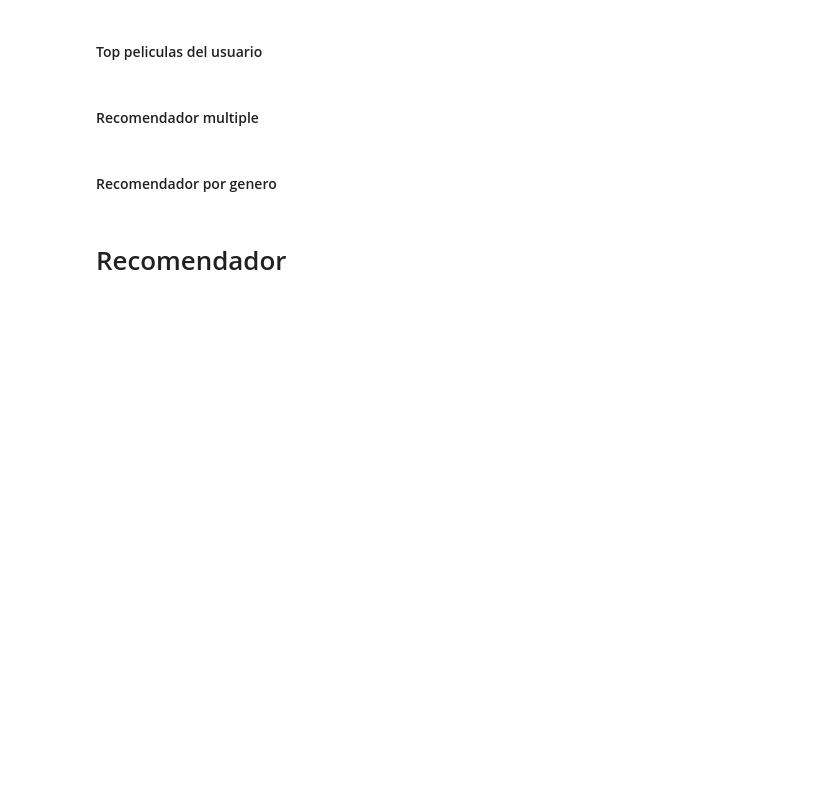
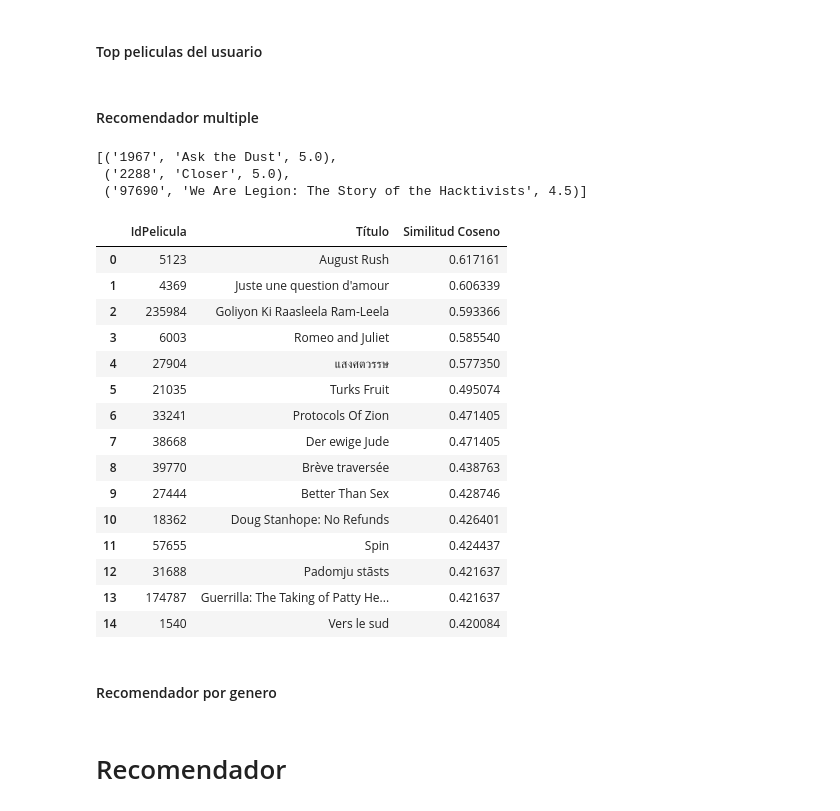
Before and after one commit to juankquintana/proyecto_recomendacion_peliculas, a Jupyter notebook: funcionesRecomendadoras.ipynb, the cells around one changed output. Cells and saved outputs as stored; diff of their text form; code cells hidden in the pictures; blank space fills up the shorter version.

Commit message:
Correccion recomendadores NLP

```diff
--- a/funcionesRecomendadoras.ipynb
+++ b/funcionesRecomendadoras.ipynb
@@ -234,12 +253,16 @@ def recomendador_multiple(movies_list, cosine_sim=cosine_sim_sparseCOUNT, num_re
         # Verificar que los índices obtenidos están dentro del rango del DataFrame
         valid_indices = [idx for idx in movie_indices if idx in df.index]
 
+        valid_id = [df['id'].iloc[idx] for idx in valid_indices]
+
         # Crear un DataFrame para mostrar los resultados
         result_df = pd.DataFrame({
-            'Índice': valid_indices,
+            'IdPelicula': valid_id,
             'Título': df['original_title'].iloc[valid_indices].values,
             'Similitud Coseno': [sim_scores_values[movie_indices.index(idx)] for idx in valid_indices]
         })
+
+
 
         # Añadir el DataFrame de recomendaciones a la lista
         all_recommendations.append(result_df)
@@ -247,12 +270,42 @@ def recomendador_multiple(movies_list, cosine_sim=cosine_sim_sparseCOUNT, num_re
     # Concatenar todos los DataFrames en uno solo
     final_recommendations = pd.concat(all_recommendations, ignore_index=True)
 
+    final_recommendations.sort_values(by='Similitud Coseno', ascending=False, inplace=True)
+
+    final_recommendations.reset_index(drop=True,inplace=True)
+
     # Imprimir las películas recomendadas
     #print('\nPelículas recomendadas:')
     #print(final_recommendations)
 
     # Retornar el DataFrame con los resultados
     return final_recommendations
+# %%
+lista_usuario=top_movies_by_user(123687)
+lista_usuario
+# %% [output]
+[('1967', 'Ask the Dust', 5.0),
+ ('2288', 'Closer', 5.0),
+ ('97690', 'We Are Legion: The Story of the Hacktivists', 4.5)]
+# %%
+recomendador_multiple(lista_usuario)
+# %% [output]
+|  | IdPelicula | Título | Similitud Coseno |
+| 0 | 5123 | August Rush | 0.617161 |
+| 1 | 4369 | Juste une question d'amour | 0.606339 |
+| 2 | 235984 | Goliyon Ki Raasleela Ram-Leela | 0.593366 |
+| 3 | 6003 | Romeo and Juliet | 0.585540 |
+| 4 | 27904 | แสงศตวรรษ | 0.577350 |
+| 5 | 21035 | Turks Fruit | 0.495074 |
+| 6 | 33241 | Protocols Of Zion | 0.471405 |
+| 7 | 38668 | Der ewige Jude | 0.471405 |
+| 8 | 39770 | Brève traversée | 0.438763 |
+| 9 | 27444 | Better Than Sex | 0.428746 |
+| 10 | 18362 | Doug Stanhope: No Refunds | 0.426401 |
+| 11 | 57655 | Spin | 0.424437 |
+| 12 | 31688 | Padomju stāsts | 0.421637 |
+| 13 | 174787 | Guerrilla: The Taking of Patty He... | 0.421637 |
+| 14 | 1540 | Vers le sud | 0.420084 |
 # %% [markdown]
 #### Recomendador por genero
 # %%
```
Also changed, not shown: parts of 13 cells of this notebook, 1 other file.
